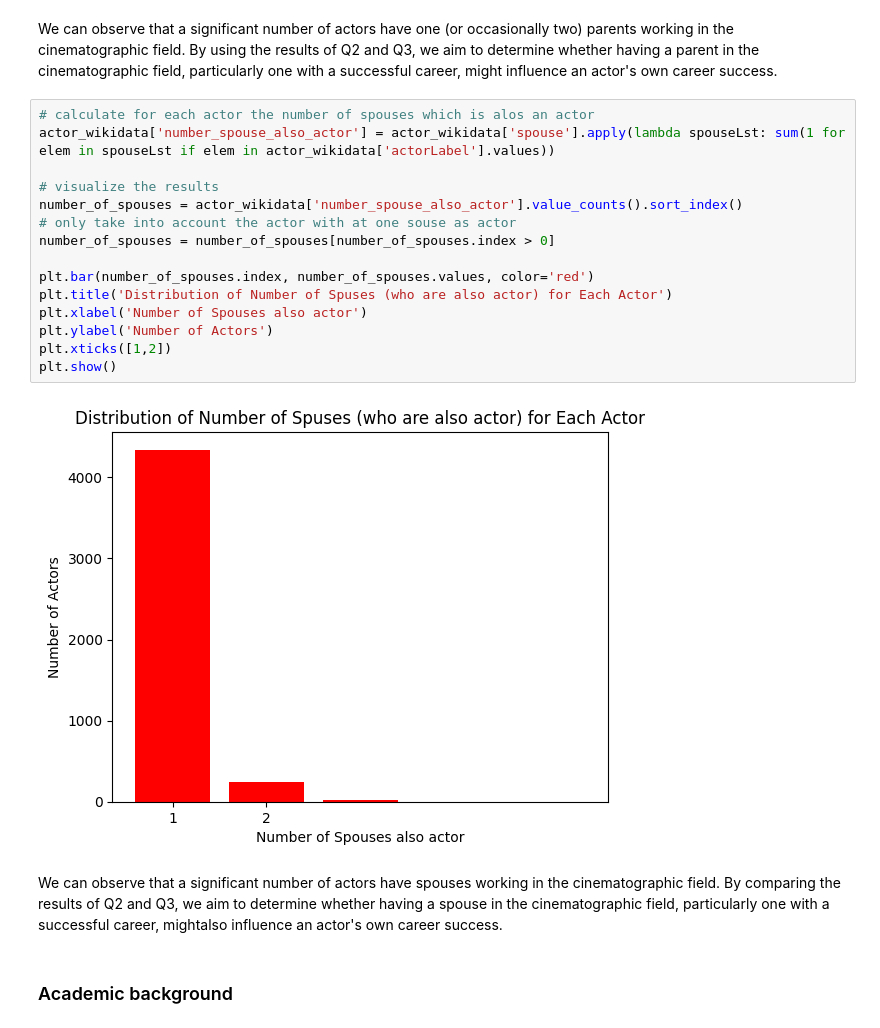
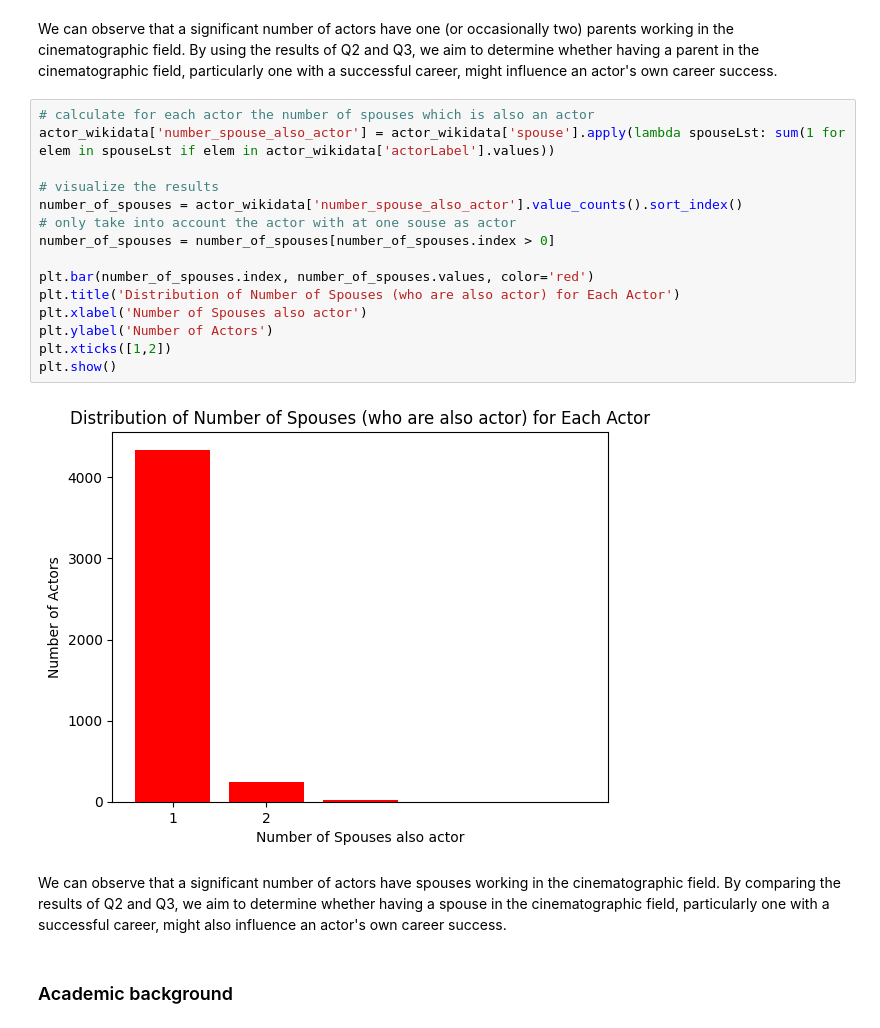
Before and after one commit to epfl-ada/ada-2024-project-bradaframanadamada, a Jupyter notebook: results.ipynb, the cells around one changed output. Drawn from its saved outputs; the diff is of its cells as text.

```diff
--- a/results.ipynb
+++ b/results.ipynb
@@ -1151,24 +1143,24 @@ plt.show()
 # %% [markdown]
 We can observe that a significant number of actors have one (or occasionally two) parents working in the cinematographic field. By using the results of Q2 and Q3, we aim to determine whether having a parent in the cinematographic field, particularly one with a successful career, might influence an actor's own career success.
 # %%
-# calculate for each actor the number of spouses which is alos an actor
+# calculate for each actor the number of spouses which is also an actor
 actor_wikidata['number_spouse_also_actor'] = actor_wikidata['spouse'].apply(lambda spouseLst: sum(1 for elem in spouseLst if elem in actor_wikidata['actorLabel'].values))
 
 # visualize the results
 number_of_spouses = actor_wikidata['number_spouse_also_actor'].value_counts().sort_index()
 # only take into account the actor with at one souse as actor
 number_of_spouses = number_of_spouses[number_of_spouses.index > 0]
 
 plt.bar(number_of_spouses.index, number_of_spouses.values, color='red')
-plt.title('Distribution of Number of Spuses (who are also actor) for Each Actor')
+plt.title('Distribution of Number of Spouses (who are also actor) for Each Actor')
 plt.xlabel('Number of Spouses also actor')
 plt.ylabel('Number of Actors')
 plt.xticks([1,2])
 plt.show()
 # %% [output]
-[figure, old version]
+[figure, new version]
 # %% [markdown]
-We can observe that a significant number of actors have spouses working in the cinematographic field. By comparing the results of Q2 and Q3, we aim to determine whether having a spouse in the cinematographic field, particularly one with a successful career, mightalso influence an actor's own career success.
+We can observe that a significant number of actors have spouses working in the cinematographic field. By comparing the results of Q2 and Q3, we aim to determine whether having a spouse in the cinematographic field, particularly one with a successful career, might also influence an actor's own career success.
 # %% [markdown]
 ### Academic background
 # %%
```
Also changed, not shown: parts of 24 cells of this notebook, 7 other files.
